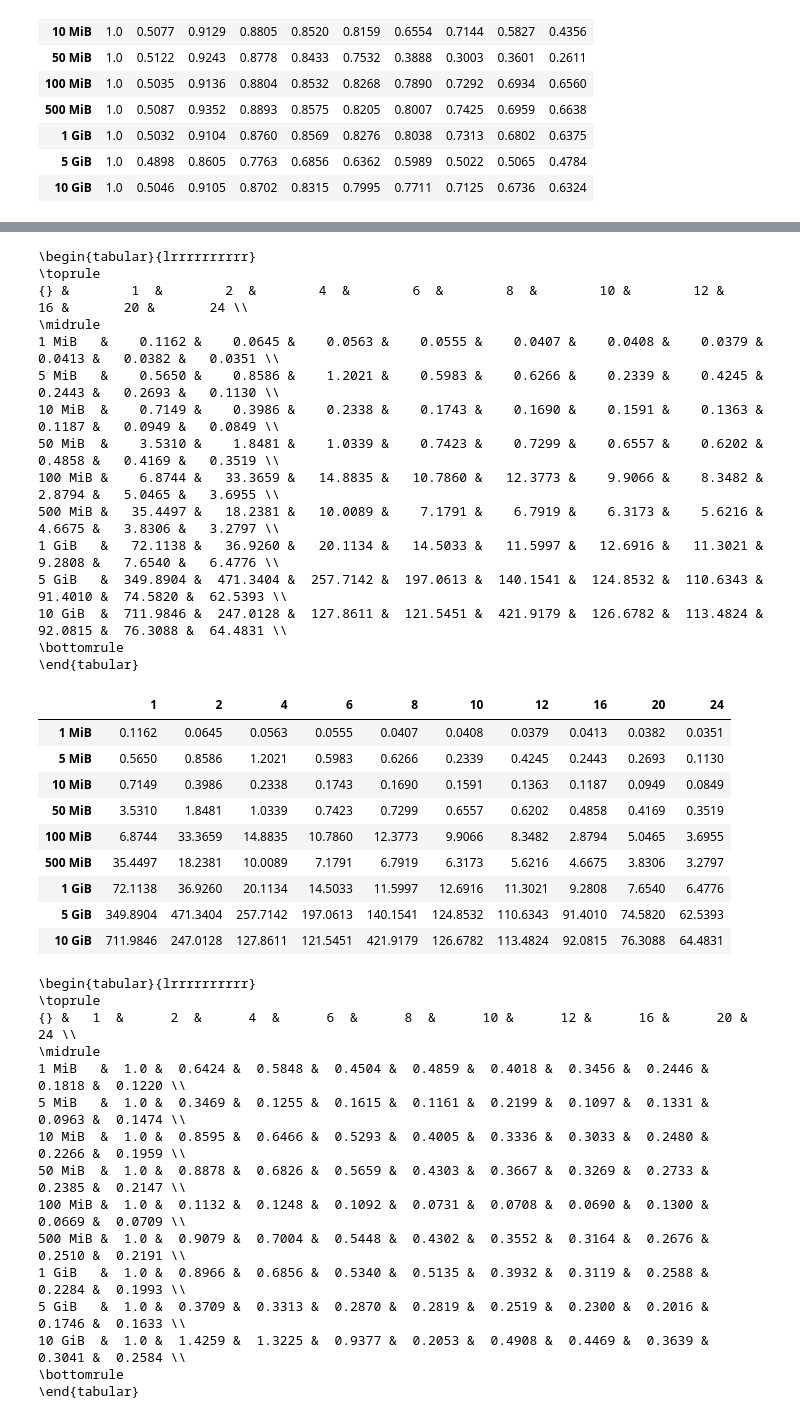
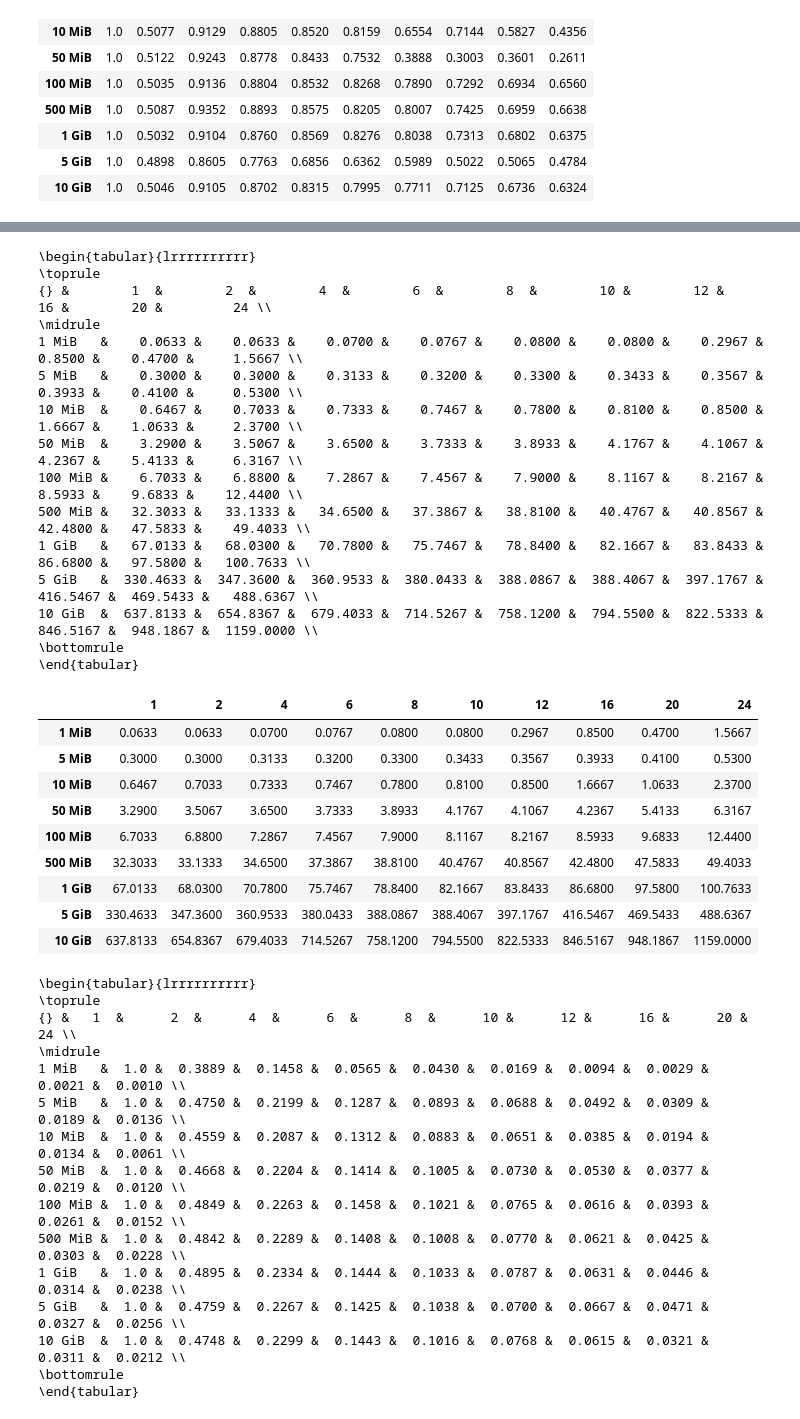
Before and after one commit to BigEmperor26/HuffmanCODEC, a Jupyter notebook: results/results_analyzers/grapher.ipynb, the cells around one changed output, grey strips where cells are left out. Cells and saved outputs as stored; diff of their text form; code cells hidden in the pictures.

Commit message:
tables! wait for linux dec

```diff
--- a/results/results_analyzers/grapher.ipynb
+++ b/results/results_analyzers/grapher.ipynb
@@ -1856,7 +935,7 @@ from os.path import isfile, isdir, join
 
 #path = sys.argv[1]
 # path = '../results/synthetic_encode_barrier'
-path = '../results/synthetic_decode_locks'
+path = '../synthetic_encode_barrier'
 file_folders = [join(path,f) for f in listdir(path) if isdir(join(path, f))]
 sorted_files = sorted(file_folders, key=lambda x: int(re.findall(r'\d+',x)[0]) if 'mb' in x else int(re.findall(r'\d+',x)[0])*1024)
 print(sorted_files)
@@ -1875,9 +954,9 @@ for file_folder in sorted_files:
             threads.append(int(thread))
         #time = thread_data[thread]['Frequencies']['Wall']
         #time += thread_data[thread]['Tree']['Wall']
-        time = thread_data[thread]['Decode']['Wall']
+        time = thread_data[thread]['Encode']['CPU']
         temp_list.append(time)
-        temp_all_list.append(thread_data[thread]['Overall']['Wall'])
+        temp_all_list.append(thread_data[thread]['Overall']['CPU'])
     results_matrix_encode_Wall_barrier.append(temp_list)
     results_matrix_overall_Wall_barrier.append(temp_all_list)
 
@@ -1941,41 +1020,41 @@ display(df_encode)
 \begin{tabular}{lrrrrrrrrrr}
 \toprule
-{} &        1  &        2  &        4  &        6  &        8  &        10 &        12 &       16 &       20 &       24 \\
+{} &        1  &        2  &        4  &        6  &        8  &        10 &        12 &        16 &        20 &         24 \\
 \midrule
-1 MiB   &    0.1162 &    0.0645 &    0.0563 &    0.0555 &    0.0407 &    0.0408 &    0.0379 &   0.0413 &   0.0382 &   0.0351 \\
-5 MiB   &    0.5650 &    0.8586 &    1.2021 &    0.5983 &    0.6266 &    0.2339 &    0.4245 &   0.2443 &   0.2693 &   0.1130 \\
-10 MiB  &    0.7149 &    0.3986 &    0.2338 &    0.1743 &    0.1690 &    0.1591 &    0.1363 &   0.1187 &   0.0949 &   0.0849 \\
-50 MiB  &    3.5310 &    1.8481 &    1.0339 &    0.7423 &    0.7299 &    0.6557 &    0.6202 &   0.4858 &   0.4169 &   0.3519 \\
-100 MiB &    6.8744 &   33.3659 &   14.8835 &   10.7860 &   12.3773 &    9.9066 &    8.3482 &   2.8794 &   5.0465 &   3.6955 \\
-500 MiB &   35.4497 &   18.2381 &   10.0089 &    7.1791 &    6.7919 &    6.3173 &    5.6216 &   4.6675 &   3.8306 &   3.2797 \\
-1 GiB   &   72.1138 &   36.9260 &   20.1134 &   14.5033 &   11.5997 &   12.6916 &   11.3021 &   9.2808 &   7.6540 &   6.4776 \\
-5 GiB   &  349.8904 &  471.3404 &  257.7142 &  197.0613 &  140.1541 &  124.8532 &  110.6343 &  91.4010 &  74.5820 &  62.5393 \\
-10 GiB  &  711.9846 &  247.0128 &  127.8611 &  121.5451 &  421.9179 &  126.6782 &  113.4824 &  92.0815 &  76.3088 &  64.4831 \\
+1 MiB   &    0.0633 &    0.0633 &    0.0700 &    0.0767 &    0.0800 &    0.0800 &    0.2967 &    0.8500 &    0.4700 &     1.5667 \\
+5 MiB   &    0.3000 &    0.3000 &    0.3133 &    0.3200 &    0.3300 &    0.3433 &    0.3567 &    0.3933 &    0.4100 &     0.5300 \\
+10 MiB  &    0.6467 &    0.7033 &    0.7333 &    0.7467 &    0.7800 &    0.8100 &    0.8500 &    1.6667 &    1.0633 &     2.3700 \\
+50 MiB  &    3.2900 &    3.5067 &    3.6500 &    3.7333 &    3.8933 &    4.1767 &    4.1067 &    4.2367 &    5.4133 &     6.3167 \\
+100 MiB &    6.7033 &    6.8800 &    7.2867 &    7.4567 &    7.9000 &    8.1167 &    8.2167 &    8.5933 &    9.6833 &    12.4400 \\
+500 MiB &   32.3033 &   33.1333 &   34.6500 &   37.3867 &   38.8100 &   40.4767 &   40.8567 &   42.4800 &   47.5833 &    49.4033 \\
+1 GiB   &   67.0133 &   68.0300 &   70.7800 &   75.7467 &   78.8400 &   82.1667 &   83.8433 &   86.6800 &   97.5800 &   100.7633 \\
+5 GiB   &  330.4633 &  347.3600 &  360.9533 &  380.0433 &  388.0867 &  388.4067 &  397.1767 &  416.5467 &  469.5433 &   488.6367 \\
+10 GiB  &  637.8133 &  654.8367 &  679.4033 &  714.5267 &  758.1200 &  794.5500 &  822.5333 &  846.5167 &  948.1867 &  1159.0000 \\
 \bottomrule
 \end{tabular}
 |  | 1 | 2 | 4 | 6 | 8 | 10 | 12 | 16 | 20 | 24 |
-| 1 MiB | 0.1162 | 0.0645 | 0.0563 | 0.0555 | 0.0407 | 0.0408 | 0.0379 | 0.0413 | 0.0382 | 0.0351 |
-| 5 MiB | 0.5650 | 0.8586 | 1.2021 | 0.5983 | 0.6266 | 0.2339 | 0.4245 | 0.2443 | 0.2693 | 0.1130 |
-| 10 MiB | 0.7149 | 0.3986 | 0.2338 | 0.1743 | 0.1690 | 0.1591 | 0.1363 | 0.1187 | 0.0949 | 0.0849 |
-| 50 MiB | 3.5310 | 1.8481 | 1.0339 | 0.7423 | 0.7299 | 0.6557 | 0.6202 | 0.4858 | 0.4169 | 0.3519 |
-| 100 MiB | 6.8744 | 33.3659 | 14.8835 | 10.7860 | 12.3773 | 9.9066 | 8.3482 | 2.8794 | 5.0465 | 3.6955 |
-| 500 MiB | 35.4497 | 18.2381 | 10.0089 | 7.1791 | 6.7919 | 6.3173 | 5.6216 | 4.6675 | 3.8306 | 3.2797 |
-| 1 GiB | 72.1138 | 36.9260 | 20.1134 | 14.5033 | 11.5997 | 12.6916 | 11.3021 | 9.2808 | 7.6540 | 6.4776 |
-| 5 GiB | 349.8904 | 471.3404 | 257.7142 | 197.0613 | 140.1541 | 124.8532 | 110.6343 | 91.4010 | 74.5820 | 62.5393 |
-| 10 GiB | 711.9846 | 247.0128 | 127.8611 | 121.5451 | 421.9179 | 126.6782 | 113.4824 | 92.0815 | 76.3088 | 64.4831 |
+| 1 MiB | 0.0633 | 0.0633 | 0.0700 | 0.0767 | 0.0800 | 0.0800 | 0.2967 | 0.8500 | 0.4700 | 1.5667 |
+| 5 MiB | 0.3000 | 0.3000 | 0.3133 | 0.3200 | 0.3300 | 0.3433 | 0.3567 | 0.3933 | 0.4100 | 0.5300 |
+| 10 MiB | 0.6467 | 0.7033 | 0.7333 | 0.7467 | 0.7800 | 0.8100 | 0.8500 | 1.6667 | 1.0633 | 2.3700 |
+| 50 MiB | 3.2900 | 3.5067 | 3.6500 | 3.7333 | 3.8933 | 4.1767 | 4.1067 | 4.2367 | 5.4133 | 6.3167 |
+| 100 MiB | 6.7033 | 6.8800 | 7.2867 | 7.4567 | 7.9000 | 8.1167 | 8.2167 | 8.5933 | 9.6833 | 12.4400 |
+| 500 MiB | 32.3033 | 33.1333 | 34.6500 | 37.3867 | 38.8100 | 40.4767 | 40.8567 | 42.4800 | 47.5833 | 49.4033 |
+| 1 GiB | 67.0133 | 68.0300 | 70.7800 | 75.7467 | 78.8400 | 82.1667 | 83.8433 | 86.6800 | 97.5800 | 100.7633 |
+| 5 GiB | 330.4633 | 347.3600 | 360.9533 | 380.0433 | 388.0867 | 388.4067 | 397.1767 | 416.5467 | 469.5433 | 488.6367 |
+| 10 GiB | 637.8133 | 654.8367 | 679.4033 | 714.5267 | 758.1200 | 794.5500 | 822.5333 | 846.5167 | 948.1867 | 1159.0000 |
 \begin{tabular}{lrrrrrrrrrr}
 \toprule
 {} &   1  &      2  &      4  &      6  &      8  &      10 &      12 &      16 &      20 &      24 \\
 \midrule
-1 MiB   &  1.0 &  0.6424 &  0.5848 &  0.4504 &  0.4859 &  0.4018 &  0.3456 &  0.2446 &  0.1818 &  0.1220 \\
-5 MiB   &  1.0 &  0.3469 &  0.1255 &  0.1615 &  0.1161 &  0.2199 &  0.1097 &  0.1331 &  0.0963 &  0.1474 \\
-10 MiB  &  1.0 &  0.8595 &  0.6466 &  0.5293 &  0.4005 &  0.3336 &  0.3033 &  0.2480 &  0.2266 &  0.1959 \\
-50 MiB  &  1.0 &  0.8878 &  0.6826 &  0.5659 &  0.4303 &  0.3667 &  0.3269 &  0.2733 &  0.2385 &  0.2147 \\
-100 MiB &  1.0 &  0.1132 &  0.1248 &  0.1092 &  0.0731 &  0.0708 &  0.0690 &  0.1300 &  0.0669 &  0.0709 \\
-500 MiB &  1.0 &  0.9079 &  0.7004 &  0.5448 &  0.4302 &  0.3552 &  0.3164 &  0.2676 &  0.2510 &  0.2191 \\
-1 GiB   &  1.0 &  0.8966 &  0.6856 &  0.5340 &  0.5135 &  0.3932 &  0.3119 &  0.2588 &  0.2284 &  0.1993 \\
-5 GiB   &  1.0 &  0.3709 &  0.3313 &  0.2870 &  0.2819 &  0.2519 &  0.2300 &  0.2016 &  0.1746 &  0.1633 \\
-10 GiB  &  1.0 &  1.4259 &  1.3225 &  0.9377 &  0.2053 &  0.4908 &  0.4469 &  0.3639 &  0.3041 &  0.2584 \\
+1 MiB   &  1.0 &  0.3889 &  0.1458 &  0.0565 &  0.0430 &  0.0169 &  0.0094 &  0.0029 &  0.0021 &  0.0010 \\
+5 MiB   &  1.0 &  0.4750 &  0.2199 &  0.1287 &  0.0893 &  0.0688 &  0.0492 &  0.0309 &  0.0189 &  0.0136 \\
+10 MiB  &  1.0 &  0.4559 &  0.2087 &  0.1312 &  0.0883 &  0.0651 &  0.0385 &  0.0194 &  0.0134 &  0.0061 \\
+50 MiB  &  1.0 &  0.4668 &  0.2204 &  0.1414 &  0.1005 &  0.0730 &  0.0530 &  0.0377 &  0.0219 &  0.0120 \\
+100 MiB &  1.0 &  0.4849 &  0.2263 &  0.1458 &  0.1021 &  0.0765 &  0.0616 &  0.0393 &  0.0261 &  0.0152 \\
+500 MiB &  1.0 &  0.4842 &  0.2289 &  0.1408 &  0.1008 &  0.0770 &  0.0621 &  0.0425 &  0.0303 &  0.0228 \\
+1 GiB   &  1.0 &  0.4895 &  0.2334 &  0.1444 &  0.1033 &  0.0787 &  0.0631 &  0.0446 &  0.0314 &  0.0238 \\
+5 GiB   &  1.0 &  0.4759 &  0.2267 &  0.1425 &  0.1038 &  0.0700 &  0.0667 &  0.0471 &  0.0327 &  0.0256 \\
+10 GiB  &  1.0 &  0.4748 &  0.2299 &  0.1443 &  0.1016 &  0.0768 &  0.0615 &  0.0321 &  0.0311 &  0.0212 \\
 \bottomrule
 \end{tabular}
 |  | 1 | 2 | 4 | 6 | 8 | 10 | 12 | 16 | 20 | 24 |
```
Also changed, not shown: parts of 17 cells of this notebook, 31 other files.
